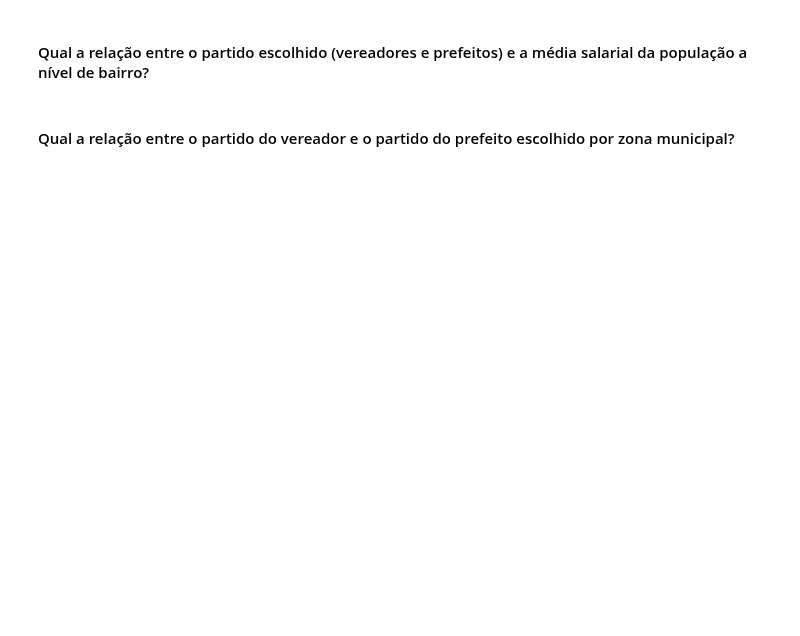
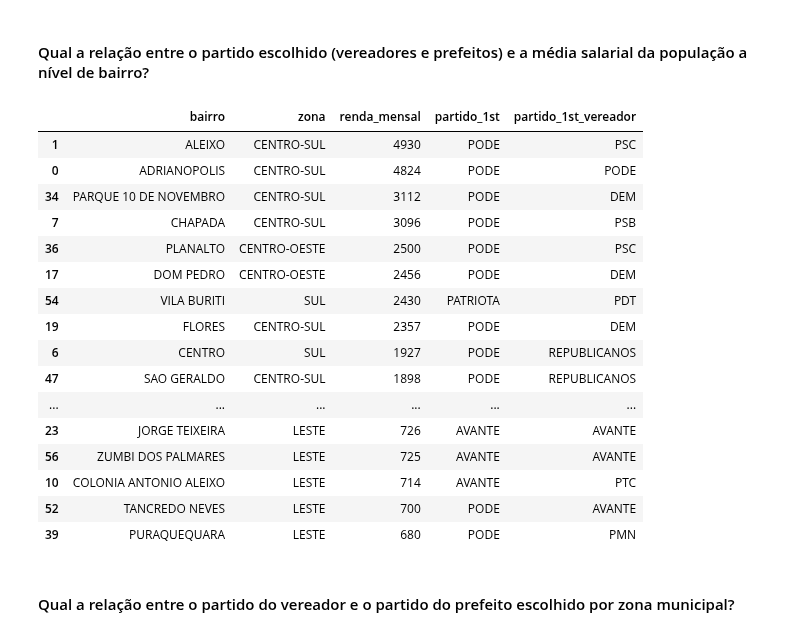
Before and after one commit to bmnds/uea-data-science-04-data-processing, a Jupyter notebook: trabalho-final/Notebook_Trabalho_Final.ipynb, the cells around one changed output. Cells and saved outputs as stored; diff of their text form; code cells hidden in the pictures; blank space fills up the shorter version.

Commit message:
inclusão das respostas às questoes sobre bairros
inclusão das respostas às questoes sobre bairros

```diff
--- a/trabalho-final/Notebook_Trabalho_Final.ipynb
+++ b/trabalho-final/Notebook_Trabalho_Final.ipynb
@@ -508,5 +508,25 @@ df_bairros[['bairro', 'zona', 'renda_mensal', 'candidato_1st', 'votos_1st',	'can
 | 40 | PURAQUEQUARA | LESTE | 680 | AMAZONINO MENDES | 846 | DAVID ALMEIDA | 834 | AMAZONINO MENDES | ... |
 # %% [markdown]
 #### Qual a relação entre o partido escolhido (vereadores e prefeitos) e a média salarial da população a nível de bairro?
+# %%
+df_bairros[['bairro', 'zona', 'renda_mensal', 'partido_1st', 'partido_1st_vereador']].sort_values('renda_mensal', ascending=False)
+# %% [output]
+|  | bairro | zona | renda_mensal | partido_1st | partido_1st_vereador |
+| 1 | ALEIXO | CENTRO-SUL | 4930 | PODE | PSC |
+| 0 | ADRIANOPOLIS | CENTRO-SUL | 4824 | PODE | PODE |
+| 34 | PARQUE 10 DE NOVEMBRO | CENTRO-SUL | 3112 | PODE | DEM |
+| 7 | CHAPADA | CENTRO-SUL | 3096 | PODE | PSB |
+| 36 | PLANALTO | CENTRO-OESTE | 2500 | PODE | PSC |
+| 17 | DOM PEDRO | CENTRO-OESTE | 2456 | PODE | DEM |
+| 54 | VILA BURITI | SUL | 2430 | PATRIOTA | PDT |
+| 19 | FLORES | CENTRO-SUL | 2357 | PODE | DEM |
+| 6 | CENTRO | SUL | 1927 | PODE | REPUBLICANOS |
+| 47 | SAO GERALDO | CENTRO-SUL | 1898 | PODE | REPUBLICANOS |
+| ... | ... | ... | ... | ... | ... |
+| 23 | JORGE TEIXEIRA | LESTE | 726 | AVANTE | AVANTE |
+| 56 | ZUMBI DOS PALMARES | LESTE | 725 | AVANTE | AVANTE |
+| 10 | COLONIA ANTONIO ALEIXO | LESTE | 714 | AVANTE | PTC |
+| 52 | TANCREDO NEVES | LESTE | 700 | PODE | AVANTE |
+| 39 | PURAQUEQUARA | LESTE | 680 | PODE | PMN |
 # %% [markdown]
 #### Qual a relação entre o partido do vereador e o partido do prefeito escolhido por zona municipal?
```
Also changed, not shown: parts of 1 cell of this notebook, 1 other file.
